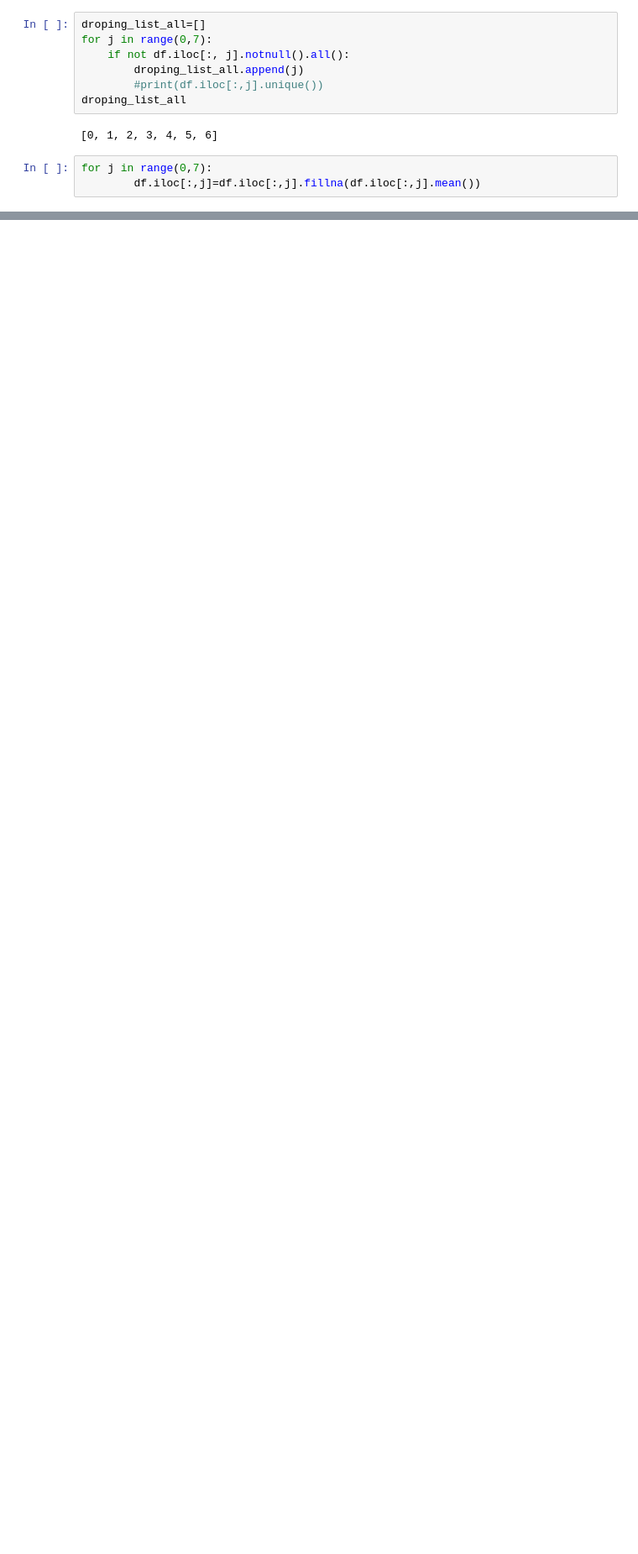
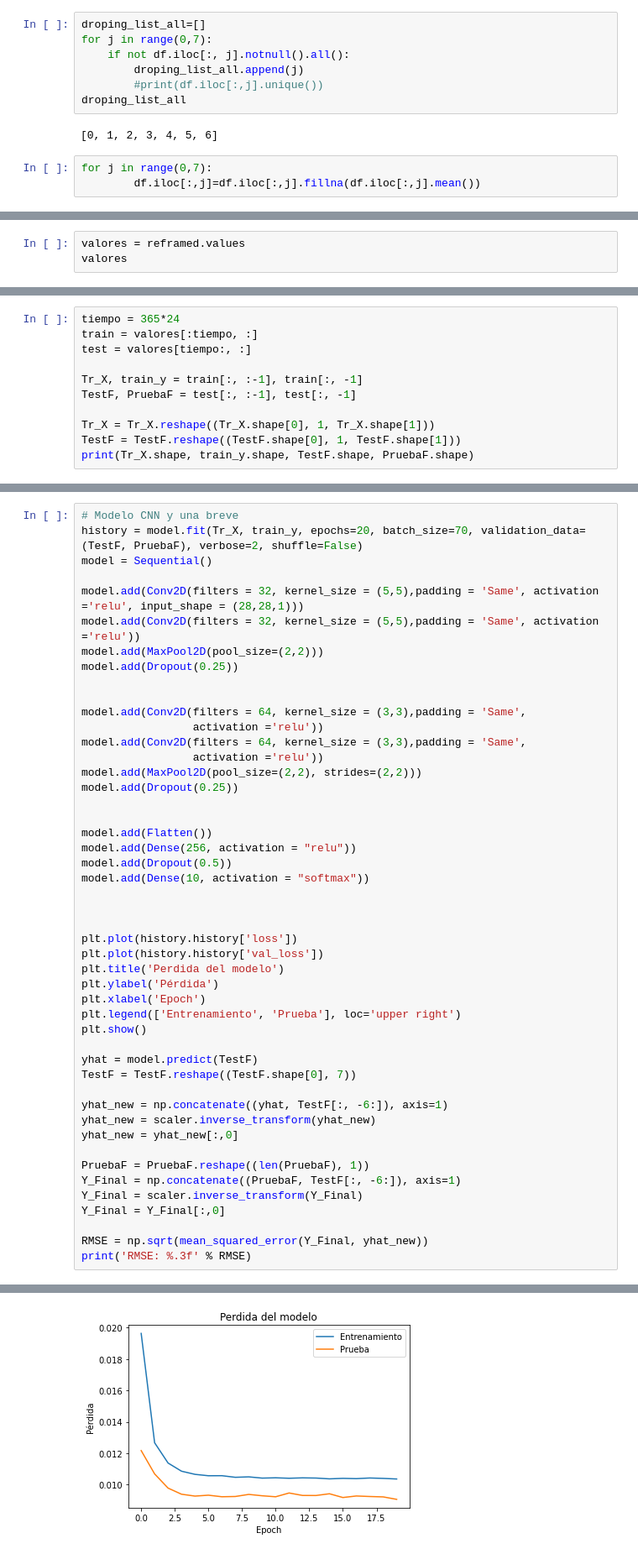
Before and after one commit to JsebastianR92/ProyectoFinalSL2, a Jupyter notebook: RNN/RNN.ipynb, the cells around one changed output, grey strips where cells are left out. Shown: that part at 84% size. Drawn from its saved outputs; the diff is of its cells as text; blank space fills up the shorter version.

```diff
--- a/RNN/RNN.ipynb
+++ b/RNN/RNN.ipynb
@@ -303,0 +215,3 @@ Test RMSE: 0.618
+# %%
+valores = reframed.values
+valores
@@ -303,0 +232,11 @@ Test RMSE: 0.618
+# %%
+tiempo = 365*24
+train = valores[:tiempo, :]
+test = valores[tiempo:, :]
+
+Tr_X, train_y = train[:, :-1], train[:, -1]
+TestF, PruebaF = test[:, :-1], test[:, -1]
+
+Tr_X = Tr_X.reshape((Tr_X.shape[0], 1, Tr_X.shape[1]))
+TestF = TestF.reshape((TestF.shape[0], 1, TestF.shape[1]))
+print(Tr_X.shape, train_y.shape, TestF.shape, PruebaF.shape)
@@ -303,0 +245,49 @@ Test RMSE: 0.618
+# %%
+# Modelo CNN y una breve
+history = model.fit(Tr_X, train_y, epochs=20, batch_size=70, validation_data=(TestF, PruebaF), verbose=2, shuffle=False)
+model = Sequential()
+
+model.add(Conv2D(filters = 32, kernel_size = (5,5),padding = 'Same', activation ='relu', input_shape = (28,28,1)))
+model.add(Conv2D(filters = 32, kernel_size = (5,5),padding = 'Same', activation ='relu'))
+model.add(MaxPool2D(pool_size=(2,2)))
+model.add(Dropout(0.25))
+
+
+model.add(Conv2D(filters = 64, kernel_size = (3,3),padding = 'Same',
+                 activation ='relu'))
+model.add(Conv2D(filters = 64, kernel_size = (3,3),padding = 'Same',
+                 activation ='relu'))
+model.add(MaxPool2D(pool_size=(2,2), strides=(2,2)))
+model.add(Dropout(0.25))
+
+
+model.add(Flatten())
+model.add(Dense(256, activation = "relu"))
+model.add(Dropout(0.5))
+model.add(Dense(10, activation = "softmax"))
+
+
+
+plt.plot(history.history['loss'])
+plt.plot(history.history['val_loss'])
+plt.title('Perdida del modelo')
+plt.ylabel('Pérdida')
+plt.xlabel('Epoch')
+plt.legend(['Entrenamiento', 'Prueba'], loc='upper right')
+plt.show()
+
+yhat = model.predict(TestF)
+TestF = TestF.reshape((TestF.shape[0], 7))
+
+yhat_new = np.concatenate((yhat, TestF[:, -6:]), axis=1)
+yhat_new = scaler.inverse_transform(yhat_new)
+yhat_new = yhat_new[:,0]
+
+PruebaF = PruebaF.reshape((len(PruebaF), 1))
+Y_Final = np.concatenate((PruebaF, TestF[:, -6:]), axis=1)
+Y_Final = scaler.inverse_transform(Y_Final)
+Y_Final = Y_Final[:,0]
+
+RMSE = np.sqrt(mean_squared_error(Y_Final, yhat_new))
+print('RMSE: %.3f' % RMSE)
+# %% [output]
@@ -303,0 +311 @@ Test RMSE: 0.618
+[figure, added]
```
Also changed, not shown: parts of 21 cells of this notebook.
